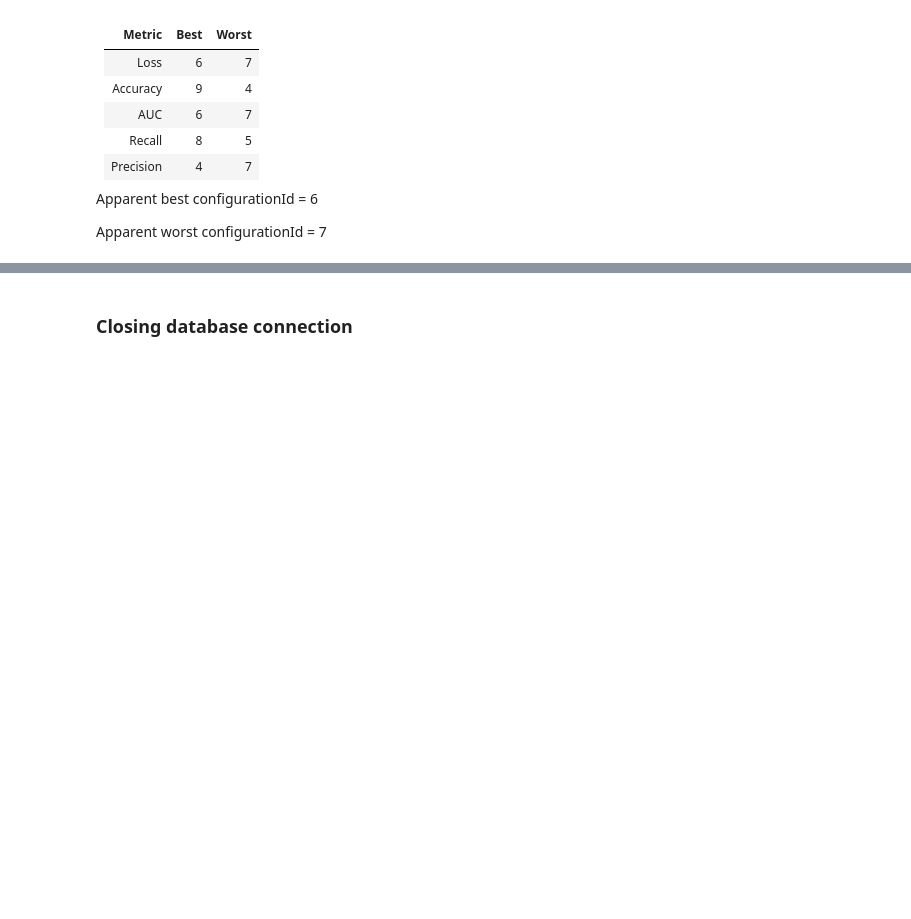
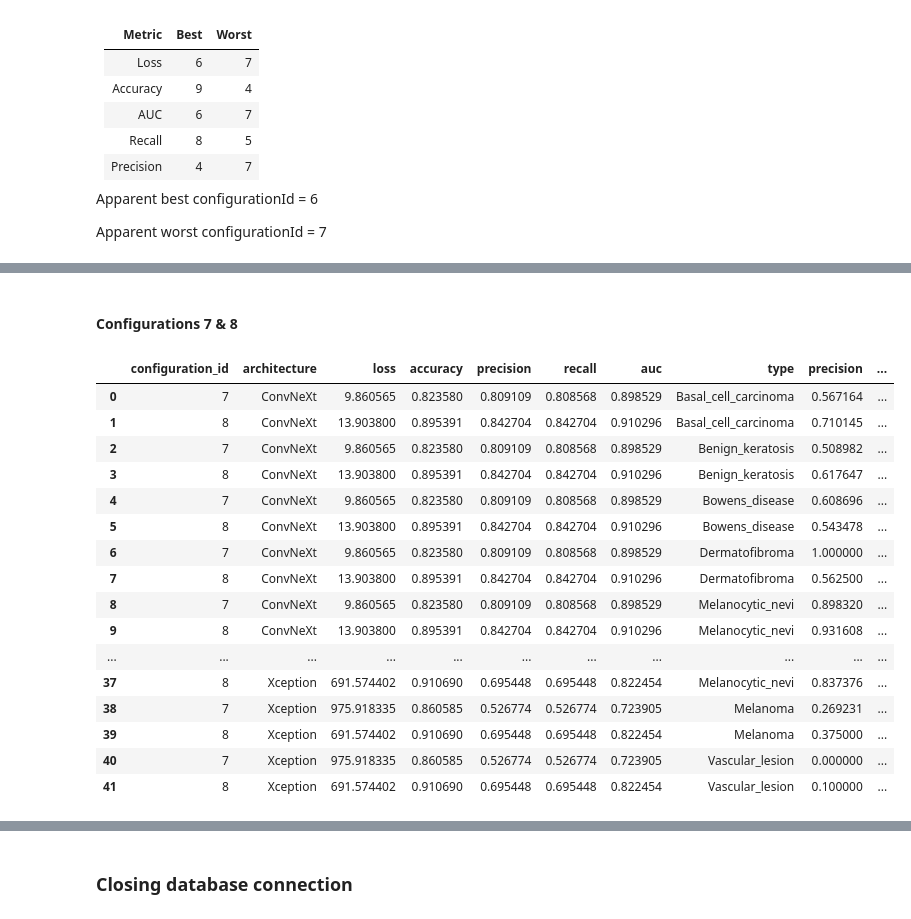
Before and after one commit to h-ssiqueira/SkinLesionAI, a Jupyter notebook: analysis/investigationTopics.ipynb, the cells around one changed output, grey strips where cells are left out. Cells and saved outputs as stored; diff of their text form; code cells hidden in the pictures; blank space fills up the shorter version.

```diff
--- a/analysis/investigationTopics.ipynb
+++ b/analysis/investigationTopics.ipynb
@@ -264,0 +291,30 @@ transfer learning = 3 & 8 | 4 & 7 | 5 & 12
+# %% [markdown]
+#### Configurations 7 & 8
+# %%
+df = pd.read_sql_query("""
+    SELECT nb.configuration_id, nb.architecture, nb.loss , nb.accuracy, nb."precision", nb.recall, nb.auc, met."type", met."precision", met.f1_score, met.roc_auc, met.recall, met.specificity
+    FROM notebook AS nb
+    JOIN metrics AS met
+    ON nb.id = met.notebook_id
+    WHERE nb.configuration_id in (7,8)
+    ORDER BY nb.architecture, met."type";
+""", connection)
+df
+# %% [output]
+|  | configuration_id | architecture | loss | accuracy | precision | recall | auc | type | precision | ... |
+| 0 | 7 | ConvNeXt | 9.860565 | 0.823580 | 0.809109 | 0.808568 | 0.898529 | Basal_cell_carcinoma | 0.567164 | ... |
+| 1 | 8 | ConvNeXt | 13.903800 | 0.895391 | 0.842704 | 0.842704 | 0.910296 | Basal_cell_carcinoma | 0.710145 | ... |
+| 2 | 7 | ConvNeXt | 9.860565 | 0.823580 | 0.809109 | 0.808568 | 0.898529 | Benign_keratosis | 0.508982 | ... |
+| 3 | 8 | ConvNeXt | 13.903800 | 0.895391 | 0.842704 | 0.842704 | 0.910296 | Benign_keratosis | 0.617647 | ... |
+| 4 | 7 | ConvNeXt | 9.860565 | 0.823580 | 0.809109 | 0.808568 | 0.898529 | Bowens_disease | 0.608696 | ... |
+| 5 | 8 | ConvNeXt | 13.903800 | 0.895391 | 0.842704 | 0.842704 | 0.910296 | Bowens_disease | 0.543478 | ... |
+| 6 | 7 | ConvNeXt | 9.860565 | 0.823580 | 0.809109 | 0.808568 | 0.898529 | Dermatofibroma | 1.000000 | ... |
+| 7 | 8 | ConvNeXt | 13.903800 | 0.895391 | 0.842704 | 0.842704 | 0.910296 | Dermatofibroma | 0.562500 | ... |
+| 8 | 7 | ConvNeXt | 9.860565 | 0.823580 | 0.809109 | 0.808568 | 0.898529 | Melanocytic_nevi | 0.898320 | ... |
+| 9 | 8 | ConvNeXt | 13.903800 | 0.895391 | 0.842704 | 0.842704 | 0.910296 | Melanocytic_nevi | 0.931608 | ... |
+| ... | ... | ... | ... | ... | ... | ... | ... | ... | ... | ... |
+| 37 | 8 | Xception | 691.574402 | 0.910690 | 0.695448 | 0.695448 | 0.822454 | Melanocytic_nevi | 0.837376 | ... |
+| 38 | 7 | Xception | 975.918335 | 0.860585 | 0.526774 | 0.526774 | 0.723905 | Melanoma | 0.269231 | ... |
+| 39 | 8 | Xception | 691.574402 | 0.910690 | 0.695448 | 0.695448 | 0.822454 | Melanoma | 0.375000 | ... |
+| 40 | 7 | Xception | 975.918335 | 0.860585 | 0.526774 | 0.526774 | 0.723905 | Vascular_lesion | 0.000000 | ... |
+| 41 | 8 | Xception | 691.574402 | 0.910690 | 0.695448 | 0.695448 | 0.822454 | Vascular_lesion | 0.100000 | ... |
```
Also changed, not shown: parts of 38 cells of this notebook.
